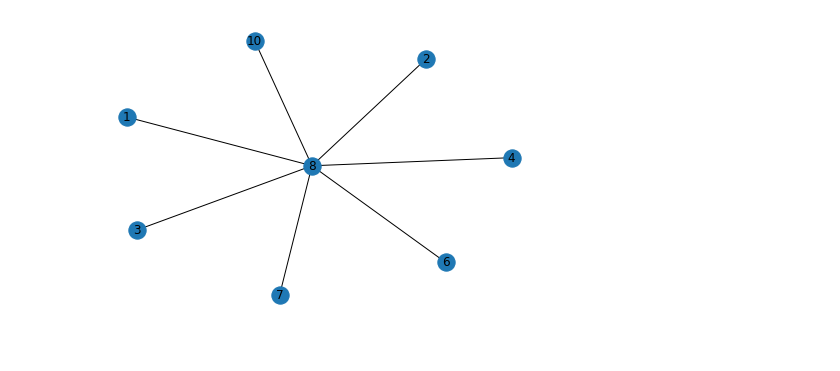
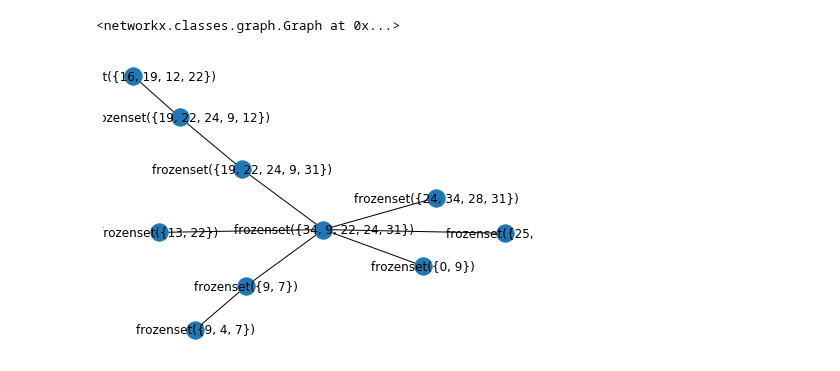
Before and after one commit to sis-ethz/Profiler-Public, a Jupyter notebook: tutorials/Tutorial1_Hospital.ipynb, the cells around one changed output. Saved outputs shown, nothing was run; the diff lists cells and outputs as text; code cells hidden in the pictures.

Commit message:
fix tree decmp; half way done for step 3

```diff
--- a/tutorials/Tutorial1_Hospital.ipynb
+++ b/tutorials/Tutorial1_Hospital.ipynb
@@ -83,5 +81,8 @@ plot_graph(G)
-# %%
-TD = s.tree_decompose(G)
-plot_graph(TD, label=False)
-# %% [output]
-[figure, removed]
+# %%
+from profiler.graph import *
+TD = treewidth_decomp(G)
+# %%
+plot_graph(TD, label=True)
+# %% [output]
+<networkx.classes.graph.Graph at 0x...>
+[figure, added]
```
Also changed, not shown: parts of 20 cells of this notebook, 3 other files.
